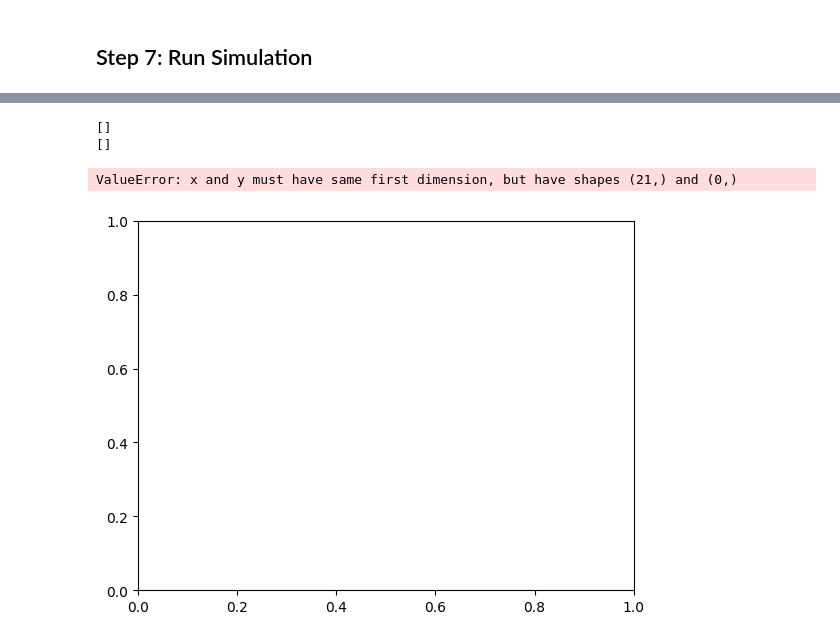
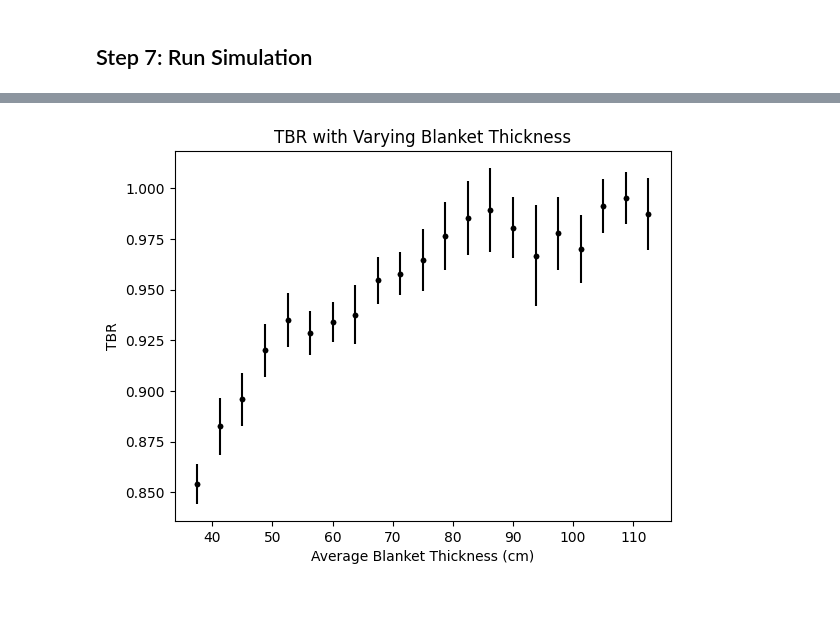
Before and after one commit to VadanKhan/fusion-neutronics-modelling, a Jupyter notebook: fusion_neutronics_modelling/geometryworkflow.ipynb, the cells around one changed output, grey strips where cells are left out. Saved outputs shown, nothing was run; the diff lists cells and outputs as text; code cells hidden in the pictures; blank space fills up the shorter version.

Commit message:
working thickness to breeding sweep

```diff
--- a/fusion_neutronics_modelling/geometryworkflow.ipynb
+++ b/fusion_neutronics_modelling/geometryworkflow.ipynb
@@ -501,38 +499,2 @@ Running OpenMC simulation...
 
 Simulation run complete. Results in /home/vk/fusion-neutronics-modelling/outputs/statepoint.10.h5
-# %%
-# Breeder Blanket Thickness Sweep
-
-avg_thickenss = 75  # blanket thickness in centimeters, standard value of 75cm
-triangularity = 0.55  # triangularity, standard value of 0.55
-
-
-thickness_multipliers = np.arange(50, 151, 5)
-thickness_values = thickness_multipliers * avg_thickenss
-tbr_values = []
-tbr_errors = []
-
-for i in thickness_multipliers:
-    reactor, material_tags, radial_build_list = basic_tokamak(paramak_colors, a = i)
-    settings_i, tallies_i = settings_code(radial_build_list)
-    materials, materials_list = materials_library(material_tags)
-
-    my_model = openmc.Model(
-        geometry=geometry_code(converter_code(reactor, material_tags)),
-        materials= materials_list,
-        settings = settings_i,
-        tallies=tallies_i
-    )
-
-    !rm * .h5
-
-    statepoint_file = my_model.run()
-
-    sp = openmc.StatePoint("statepoint.10.h5")
-
-    tbr_cell_tally = sp.get_tally(name='tbr')
-
-    tbr_values.append(tbr_cell_tally.mean.sum())
-    tbr_errors.append(tbr_cell_tally.std_dev.sum())
-
-    print(f"\n\n COMPLETED RUN FOR THICKNESS MULT {i}\n\n")
@@ -661,17 +689,18 @@ Error:
 # %%
-print(tbr_values)
-print(tbr_errors)
+# print(tbr_values)
+# print(tbr_errors)
+
+
+thickness_values = thickness_multipliers * avg_thickenss/100
+
 
 plt.plot(thickness_values, tbr_values, 'k.')
 plt.errorbar(thickness_values, tbr_values, tbr_errors, fmt='k.')
 
 plt.title('TBR with Varying Blanket Thickness')
 plt.xlabel('Average Blanket Thickness (cm)')
 plt.ylabel('TBR')
 
 plt.show()
 # %% [output]
-[]
-[]
-ValueError: x and y must have same first dimension, but have shapes (21,) and (0,)
-[figure, old version]
+[figure, new version]
```
Also changed, not shown: parts of 8 cells of this notebook.
